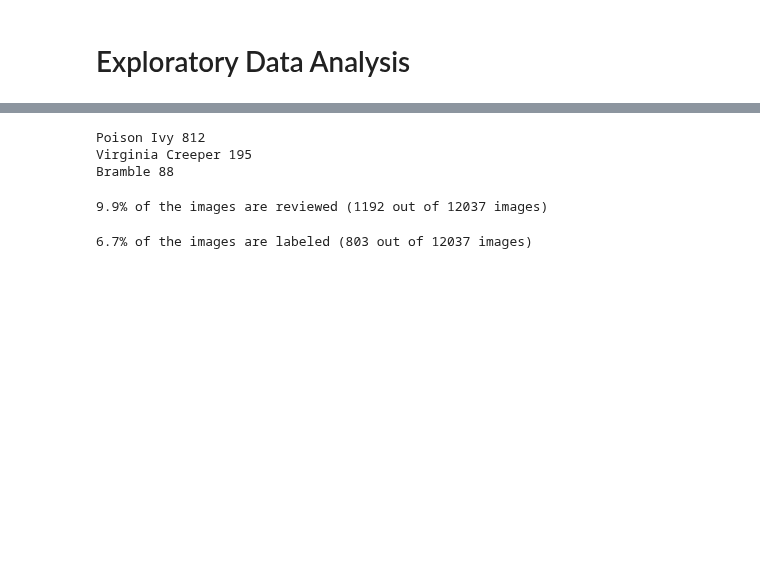
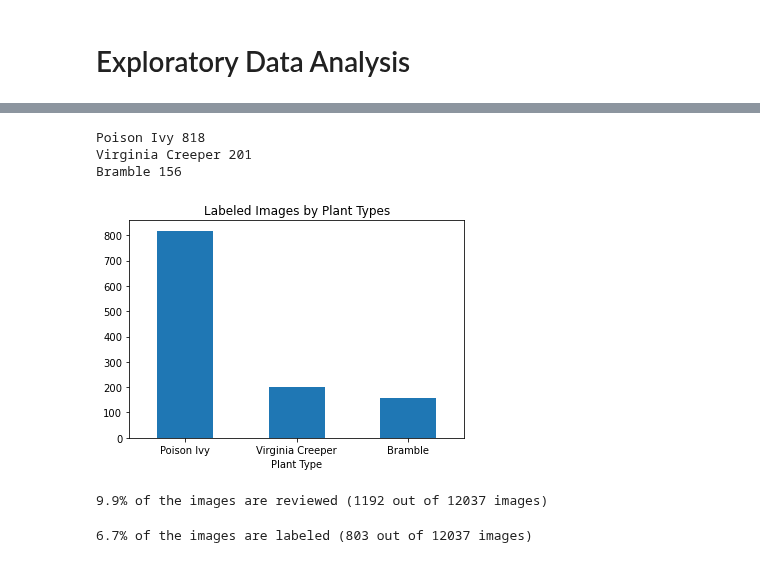
Before and after one commit to mikeasilva/CUNY-SPS, a Jupyter notebook: DATA698/05 - Exploratory Data Analysis.ipynb, the cells around one changed output, grey strips where cells are left out. Drawn from its saved outputs; the diff is of its cells as text; code cells hidden in the pictures; blank space fills up the shorter version.

```diff
--- a/DATA698/05 - Exploratory Data Analysis.ipynb
+++ b/DATA698/05 - Exploratory Data Analysis.ipynb
@@ -42,10 +42,17 @@ object_counts_df.plot.bar(x="Plant Type", y="Objects", rot=0, legend=False, titl
 # %%
+image_dict = {}
 for k, v in image_counts.items():
     print(k, len(v))
+    image_dict[k] = len(v)
 # %% [output]
-Poison Ivy 812
-Virginia Creeper 195
-Bramble 88
+Poison Ivy 818
+Virginia Creeper 201
+Bramble 156
+# %%
+image_dict_df = pd.DataFrame.from_dict(image_dict, orient="index", columns=["Images"]).reset_index().rename(columns={"index":"Plant Type"}).reset_index(drop=True)
+image_dict_df.plot.bar(x="Plant Type", y="Images", rot=0, legend=False, title="Labeled Images by Plant Types");
+# %% [output]
+[figure, added]
 # %%
 images = glob("./iNaturalist/images/Poison Ivy/*.j*")
 labels = glob("./iNaturalist/images/Poison Ivy/*.txt")
```
Also changed, not shown: parts of 2 cells of this notebook, 38 other files.
